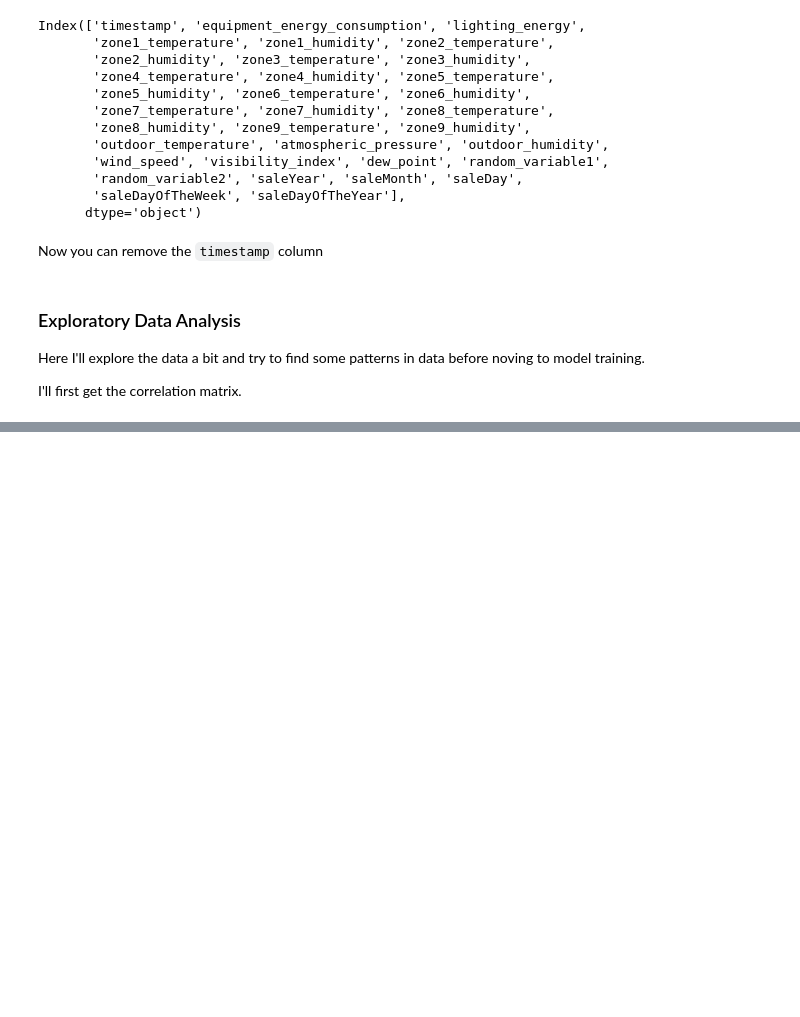
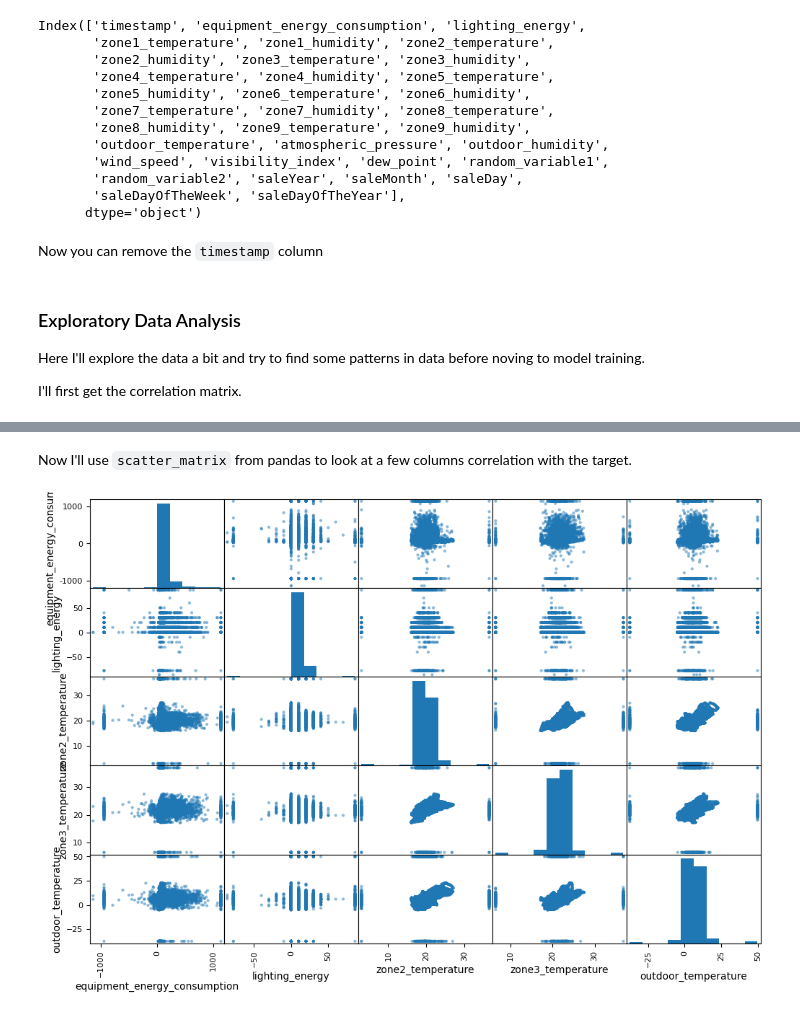
Before and after one commit to Shuraimi/DS-Intern-Assignment-Shuraim-Shafiulla-B, a Jupyter notebook: Smart Factory Energy Prediction Challenge.ipynb, the cells around one changed output, grey strips where cells are left out. Drawn from its saved outputs; the diff is of its cells as text; code cells hidden in the pictures; blank space fills up the shorter version.

```diff
--- a/Smart Factory Energy Prediction Challenge.ipynb
+++ b/Smart Factory Energy Prediction Challenge.ipynb
@@ -574,0 +652,10 @@ data_cop['equipment_energy_consumption'].value_counts().plot()
+# %% [markdown]
+Now I'll use `scatter_matrix` from pandas to look at a few columns correlation with the target.
+# %%
+from pandas.plotting import scatter_matrix
+
+cols=['equipment_energy_consumption', 'lighting_energy','zone2_temperature','zone3_temperature','outdoor_temperature']
+scatter_matrix(data_cop[cols],figsize=(12,8))
+plt.show()
+# %% [output]
+[figure, added]
```
Also changed, not shown: parts of 57 cells of this notebook, 1 other file.
